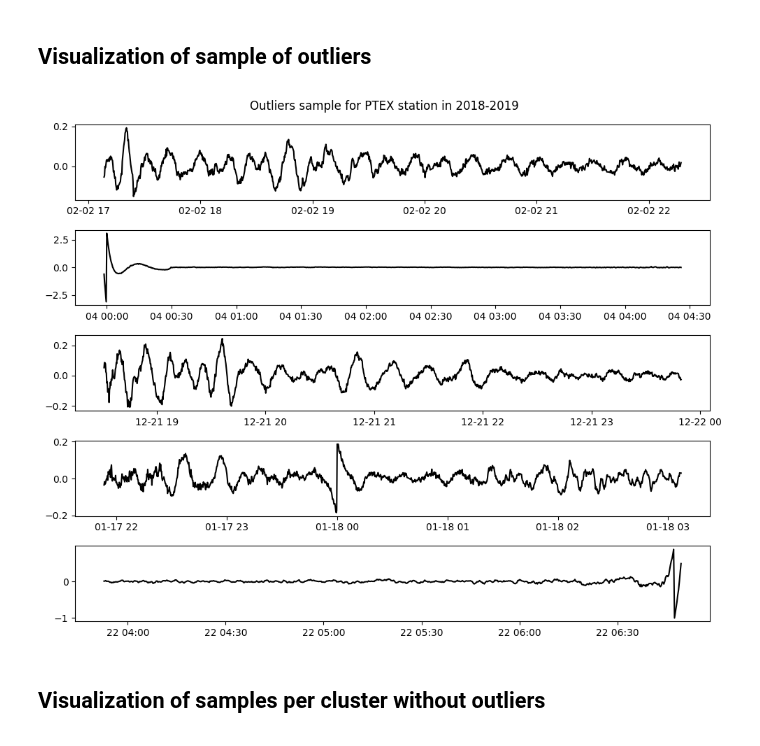
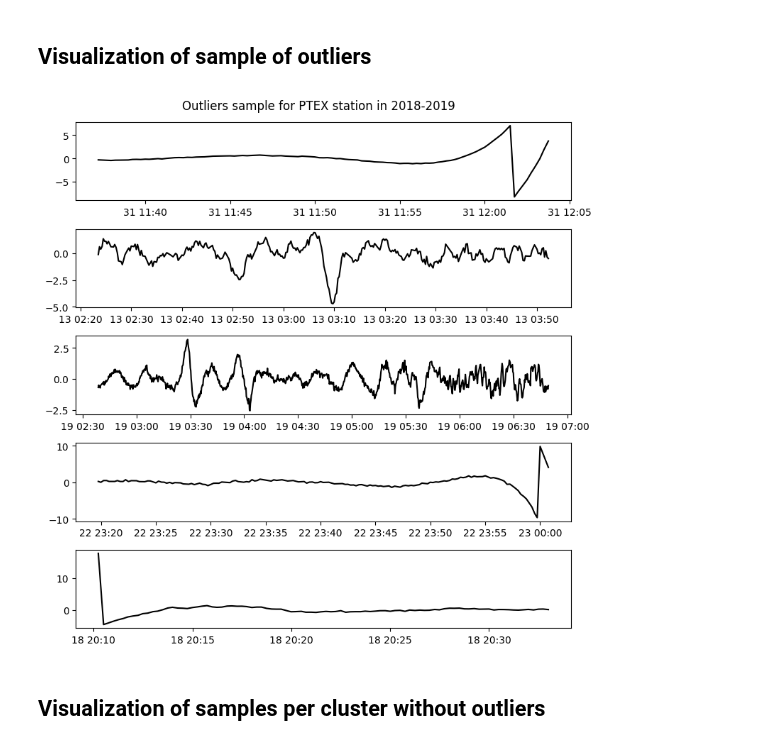
Before and after one commit to FedeSS99/ClusterTEC, a Jupyter notebook: ClusterVTECseries_PTEXFinalResults.ipynb, the cells around one changed output. Saved outputs shown, nothing was run; the diff lists cells and outputs as text; code cells hidden in the pictures.

Commit message:
Updated visualization of final post analysis results

```diff
--- a/ClusterVTECseries_PTEXFinalResults.ipynb
+++ b/ClusterVTECseries_PTEXFinalResults.ipynb
@@ -9,12 +9,12 @@ from datetime import datetime
 # %%
-with open("./data/PTEX_DTEC_series.dat", "+r") as DTECin:
+with open("./data/PTEX_DTEC_subseries.dat", "+r") as DTECin:
     file_lines = DTECin.readlines()
     total_series = int(file_lines[0])
 
     time_series = []
     dtec_series = []
     for n in tqdm(range(2, 2*total_series + 1, 2)):
-        time_n_data = np.array(tuple(map(lambda x: datetime.fromisoformat(x), [time_stamp.replace(" ", "").replace("\n", "") for time_stamp in file_lines[n-1].split(",")])))
+        time_n_data = np.array(tuple(map(lambda x: datetime.fromisoformat(x), [time_stamp.strip() for time_stamp in file_lines[n-1].split(",")])))
         dtec_n_data = np.array(tuple(map(lambda x: float(x), file_lines[n].split(","))))
 
         time_series.append(time_n_data)
@@ -32,14 +32,14 @@ SizeSample = 5
 # %%
 SampleIndexOutlers = np.random.choice(ArgOutliers, size = SizeSample, replace = False)
 
-FigOutliers, SubplotsOut = plt.subplots(nrows = SizeSample, ncols = 1, figsize = (10, 8))
+FigOutliers, SubplotsOut = plt.subplots(nrows = SizeSample, ncols = 1, figsize = (8, 8))
 for n, index in enumerate(SampleIndexOutlers):
     SubplotsOut[n].plot(time_series[index], dtec_series[index], "-k", linewidth = 1.5)
 
 FigOutliers.suptitle("Outliers sample for PTEX station in 2018-2019")
 FigOutliers.tight_layout()
 # %% [output]
-[figure, old version]
+[figure, new version]
 # %% [markdown]
 ## Visualization of samples per cluster without outliers
 # %%
```
Also changed, not shown: parts of 5 cells of this notebook.
